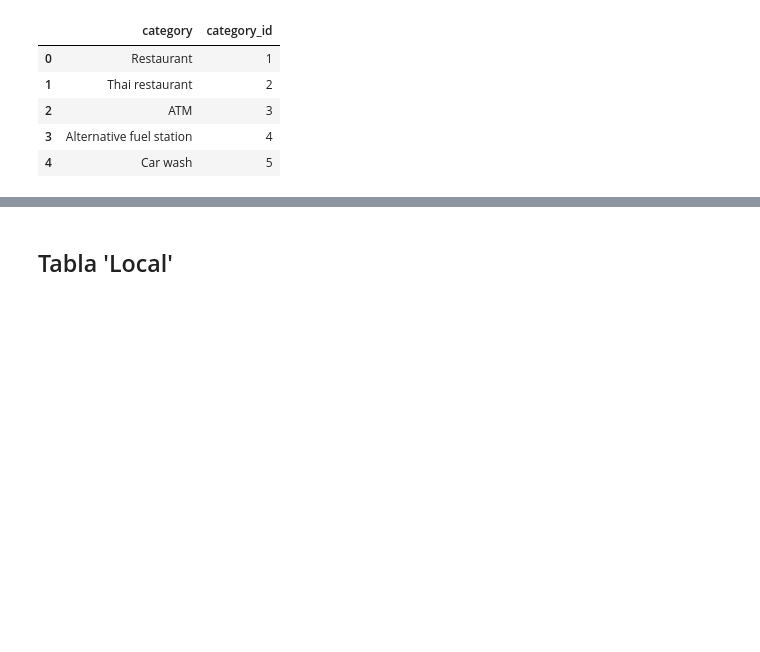
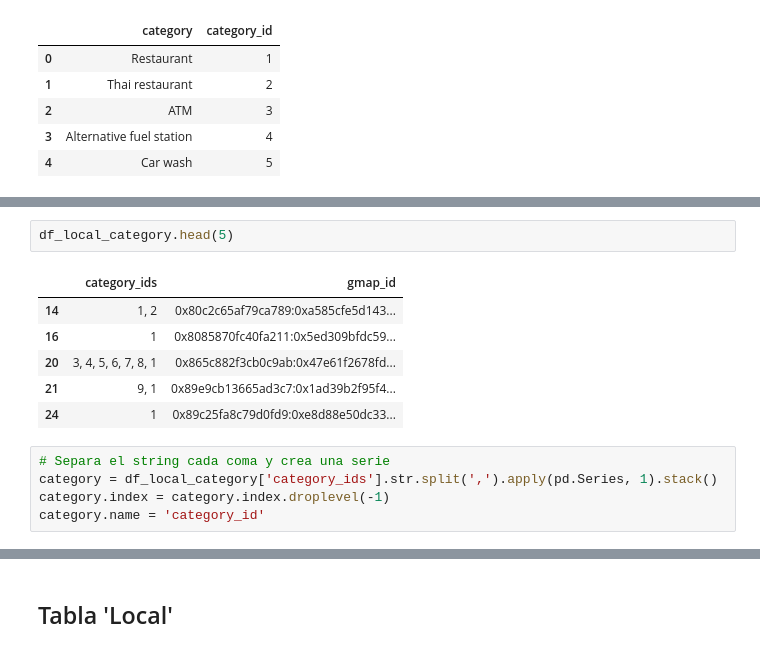
Before and after one commit to volpo/PG_YELP_GOOGLE_MAPS, a Jupyter notebook: Cassandra_SQL_DataPipeline/Cassandra_to_csv_reviews.ipynb, the cells around one changed output, grey strips where cells are left out. Cells and saved outputs as stored; diff of their text form; blank space fills up the shorter version.

```diff
--- a/Cassandra_SQL_DataPipeline/Cassandra_to_csv_reviews.ipynb
+++ b/Cassandra_SQL_DataPipeline/Cassandra_to_csv_reviews.ipynb
@@ -506,0 +512,14 @@ df_categoria.head(5)
+# %%
+df_local_category.head(5)
+# %% [output]
+|  | category_ids | gmap_id |
+| 14 | 1, 2 | 0x80c2c65af79ca789:0xa585cfe5d143... |
+| 16 | 1 | 0x8085870fc40fa211:0x5ed309bfdc59... |
+| 20 | 3, 4, 5, 6, 7, 8, 1 | 0x865c882f3cb0c9ab:0x47e61f2678fd... |
+| 21 | 9, 1 | 0x89e9cb13665ad3c7:0x1ad39b2f95f4... |
+| 24 | 1 | 0x89c25fa8c79d0fd9:0xe8d88e50dc33... |
+# %%
+# Separa el string cada coma y crea una serie
+category = df_local_category['category_ids'].str.split(',').apply(pd.Series, 1).stack()
+category.index = category.index.droplevel(-1)
+category.name = 'category_id'
```
Also changed, not shown: parts of 20 cells of this notebook.
